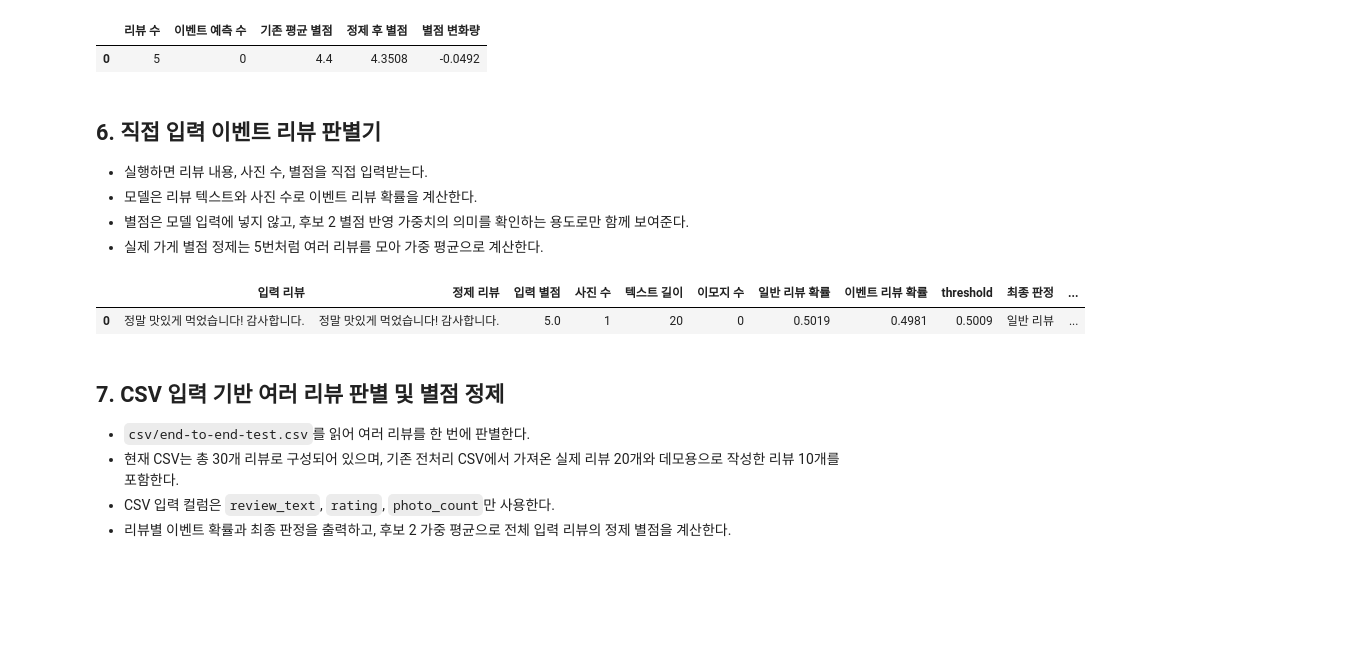
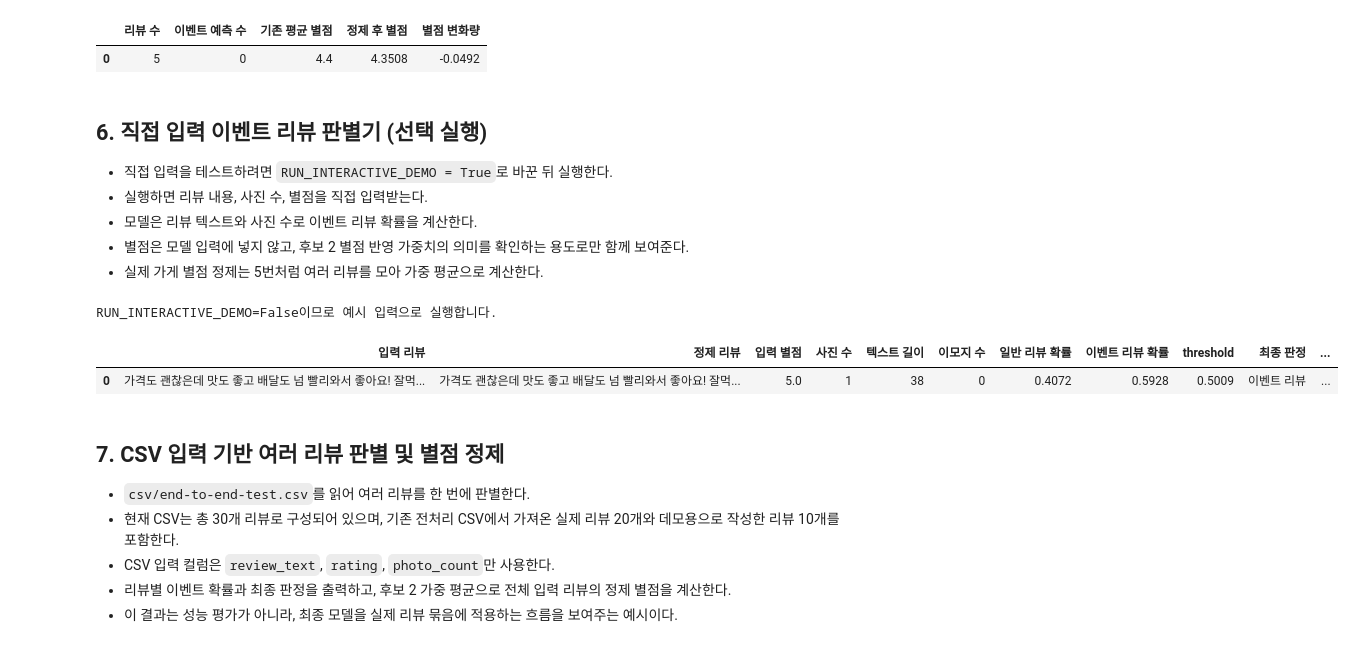
Before and after one commit to HSU-bigdata-project/review-refining, a Jupyter notebook: 08end_to_end_demo.ipynb, the cells around one changed output. Saved outputs shown, nothing was run; the diff lists cells and outputs as text; code cells hidden in the pictures; blank space fills up the shorter version.

```diff
--- a/08end_to_end_demo.ipynb
+++ b/08end_to_end_demo.ipynb
@@ -300,22 +286,33 @@ display(store_summary)
 |  | 리뷰 수 | 이벤트 예측 수 | 기존 평균 별점 | 정제 후 별점 | 별점 변화량 |
 | 0 | 5 | 0 | 4.4 | 4.3508 | -0.0492 |
 # %% [markdown]
-## 6. 직접 입력 이벤트 리뷰 판별기
+## 6. 직접 입력 이벤트 리뷰 판별기 (선택 실행)
 
+- 직접 입력을 테스트하려면 `RUN_INTERACTIVE_DEMO = True`로 바꾼 뒤 실행한다.
 - 실행하면 리뷰 내용, 사진 수, 별점을 직접 입력받는다.
 - 모델은 리뷰 텍스트와 사진 수로 이벤트 리뷰 확률을 계산한다.
 - 별점은 모델 입력에 넣지 않고, 후보 2 별점 반영 가중치의 의미를 확인하는 용도로만 함께 보여준다.
 - 실제 가게 별점 정제는 5번처럼 여러 리뷰를 모아 가중 평균으로 계산한다.
 # %%
-input_review_text = input('리뷰 내용을 입력하세요: ').strip()
-input_photo_text = input('사진 수를 입력하세요 (없으면 0): ').strip()
-input_rating_text = input('별점을 입력하세요 (예: 5.0): ').strip()
+RUN_INTERACTIVE_DEMO = False
+
+if RUN_INTERACTIVE_DEMO:
+    input_review_text = input('리뷰 내용을 입력하세요: ').strip()
+    input_photo_text = input('사진 수를 입력하세요 (없으면 0): ').strip()
+    input_rating_text = input('별점을 입력하세요 (예: 5.0): ').strip()
+
+    input_photo_count = int(input_photo_text) if input_photo_text else 0
+    input_rating = float(input_rating_text) if input_rating_text else np.nan
+else:
+    input_review_text = '가격도 괜찮은데 맛도 좋고 배달도 넘 빨리와서 좋아요! 잘먹었습니다!'
+    input_photo_count = 1
+    input_rating = 5.0
+    print('RUN_INTERACTIVE_DEMO=False이므로 예시 입력으로 실행합니다.')
 
 if input_review_text == '':
     raise ValueError('리뷰 내용은 비워둘 수 없습니다.')
-
-input_photo_count = int(input_photo_text) if input_photo_text else 0
-input_rating = float(input_rating_text) if input_rating_text else np.nan
+if input_photo_count < 0:
+    raise ValueError('사진 수는 0 이상이어야 합니다.')
 
 input_feature, input_info = make_feature_frame(input_review_text, input_photo_count)
 input_proba = event_model.predict_proba(input_feature)[0]
@@ -323,34 +320,35 @@ input_general_prob = float(input_proba[0])
 input_event_prob = float(input_proba[1])
 input_event_pred = int(input_event_prob >= threshold)
 input_rating_weight = float(np.clip(1 - input_event_prob, 0, 1))
 input_result = pd.DataFrame([{
     '입력 리뷰': input_review_text,
     '정제 리뷰': input_info.loc[0, 'cleaned_review_text'],
     '입력 별점': input_rating,
     '사진 수': input_info.loc[0, 'photo_count'],
     '텍스트 길이': input_info.loc[0, 'text_length'],
     '이모지 수': input_info.loc[0, 'emoji_count'],
     '일반 리뷰 확률': input_general_prob,
     '이벤트 리뷰 확률': input_event_prob,
     'threshold': threshold,
     '최종 판정': '이벤트 리뷰' if input_event_pred == 1 else '일반 리뷰',
     '별점 반영 가중치': input_rating_weight,
 }]).round({
     '일반 리뷰 확률': 4,
     '이벤트 리뷰 확률': 4,
     'threshold': 4,
     '별점 반영 가중치': 4,
 })
 
 assert 0 <= input_general_prob <= 1
 assert 0 <= input_event_prob <= 1
 assert np.isclose(input_general_prob + input_event_prob, 1.0)
 assert np.isclose(input_rating_weight, 1 - input_event_prob)
 assert 'rating' not in feature_cols
 display(input_result)
 # %% [output]
+RUN_INTERACTIVE_DEMO=False이므로 예시 입력으로 실행합니다.
 |  | 입력 리뷰 | 정제 리뷰 | 입력 별점 | 사진 수 | 텍스트 길이 | 이모지 수 | 일반 리뷰 확률 | 이벤트 리뷰 확률 | threshold | 최종 판정 | ... |
-| 0 | 정말 맛있게 먹었습니다! 감사합니다. | 정말 맛있게 먹었습니다! 감사합니다. | 5.0 | 1 | 20 | 0 | 0.5019 | 0.4981 | 0.5009 | 일반 리뷰 | ... |
+| 0 | 가격도 괜찮은데 맛도 좋고 배달도 넘 빨리와서 좋아요! 잘먹... | 가격도 괜찮은데 맛도 좋고 배달도 넘 빨리와서 좋아요! 잘먹... | 5.0 | 1 | 38 | 0 | 0.4072 | 0.5928 | 0.5009 | 이벤트 리뷰 | ... |
 # %% [markdown]
 ## 7. CSV 입력 기반 여러 리뷰 판별 및 별점 정제
 
@@ -358,6 +356,7 @@ display(input_result)
 - 현재 CSV는 총 30개 리뷰로 구성되어 있으며, 기존 전처리 CSV에서 가져온 실제 리뷰 20개와 데모용으로 작성한 리뷰 10개를 포함한다.
 - CSV 입력 컬럼은 `review_text`, `rating`, `photo_count`만 사용한다.
 - 리뷰별 이벤트 확률과 최종 판정을 출력하고, 후보 2 가중 평균으로 전체 입력 리뷰의 정제 별점을 계산한다.
+- 이 결과는 성능 평가가 아니라, 최종 모델을 실제 리뷰 묶음에 적용하는 흐름을 보여주는 예시이다.
 # %%
 CSV_INPUT_PATH = Path('csv/end-to-end-test.csv')
 
```
Also changed, not shown: parts of 3 cells of this notebook.
